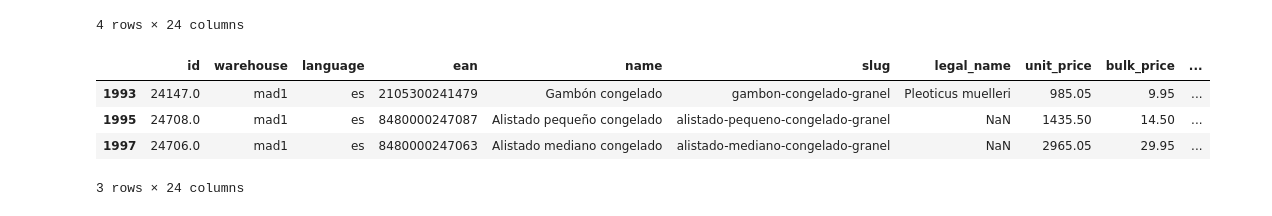
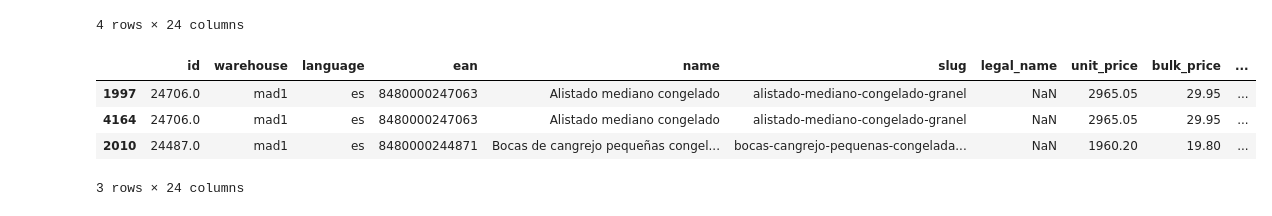
Before and after one commit to jtayped/mercadona-study, a Jupyter notebook: main.ipynb, the cells around one changed output. Drawn from its saved outputs; the diff is of its cells as text; code cells hidden in the pictures.

```diff
--- a/main.ipynb
+++ b/main.ipynb
@@ -12,12 +14,12 @@ df.head(4)
 | 3 | 4706.0 | mad1 | es | 8480000047069 | Aceite de oliva virgen extra Hace... | aceite-oliva-virgen-extra-hacenda... | Aceite de Oliva Virgen Extra | 8.10 | 10.80 | ... |
 4 rows × 24 columns
 # %%
-df[df["unit_price"] > 500].head(3)
+df[df["unit_price"] > 500].sort_values("unit_price", ascending=False).head(3)
 # %% [output]
 |  | id | warehouse | language | ean | name | slug | legal_name | unit_price | bulk_price | ... |
-| 1993 | 24147.0 | mad1 | es | 2105300241479 | Gambón congelado | gambon-congelado-granel | Pleoticus muelleri | 985.05 | 9.95 | ... |
-| 1995 | 24708.0 | mad1 | es | 8480000247087 | Alistado pequeño congelado | alistado-pequeno-congelado-granel | NaN | 1435.50 | 14.50 | ... |
 | 1997 | 24706.0 | mad1 | es | 8480000247063 | Alistado mediano congelado | alistado-mediano-congelado-granel | NaN | 2965.05 | 29.95 | ... |
+| 4164 | 24706.0 | mad1 | es | 8480000247063 | Alistado mediano congelado | alistado-mediano-congelado-granel | NaN | 2965.05 | 29.95 | ... |
+| 2010 | 24487.0 | mad1 | es | 8480000244871 | Bocas de cangrejo pequeñas congel... | bocas-cangrejo-pequenas-congelada... | NaN | 1960.20 | 19.80 | ... |
 3 rows × 24 columns
 # %%
 df = df.loc[~(df["unit_price"] > 500)]
```
Also changed, not shown: parts of 9 cells of this notebook.
